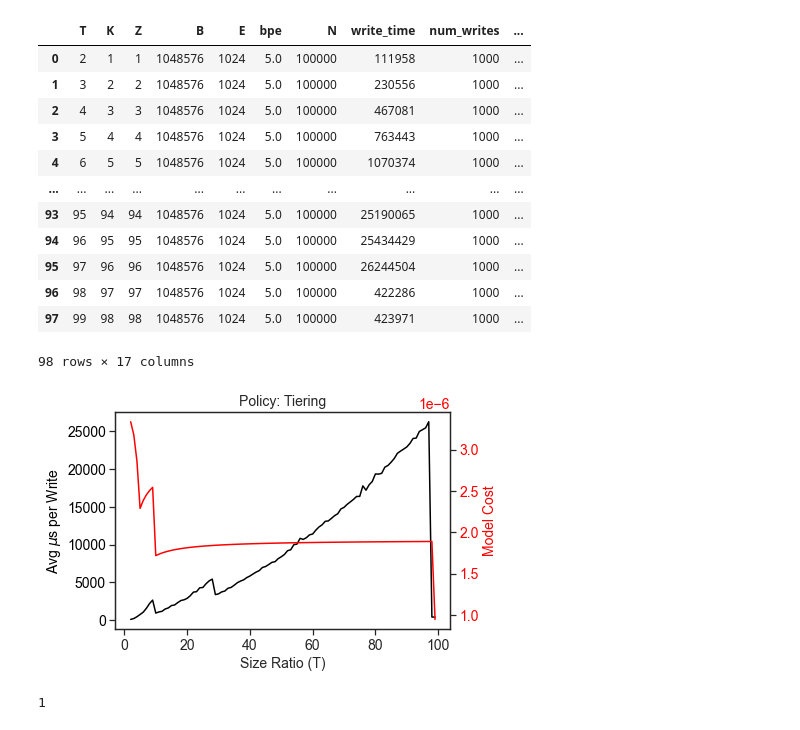
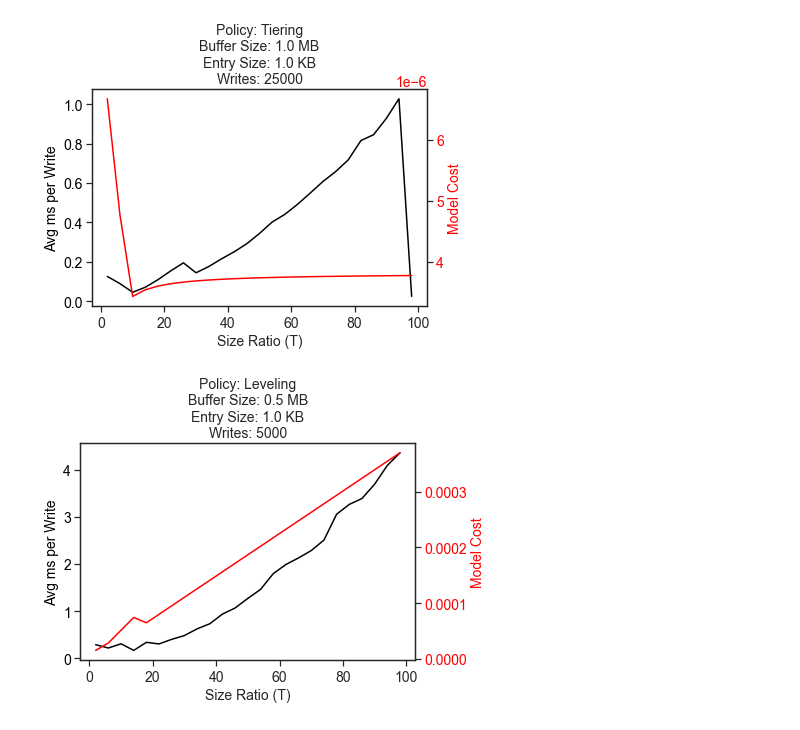
Before and after one commit to Ephoris/rocksdb-robust, a Jupyter notebook: script/visualization/cost_func_graph.ipynb, the cells around one changed output. Cells and saved outputs as stored; diff of their text form; code cells hidden in the pictures.

Commit message:
Adds cost function visualization notebook

```diff
--- a/script/visualization/cost_func_graph.ipynb
+++ b/script/visualization/cost_func_graph.ipynb
@@ -24,14 +26,14 @@ class DBMeta(object):
 
     def level(self):
 
-        return ceil(log((self.N * self.E / self.B) +1) / log(self.T))
+        return ceil(log((self.N * (self.E / self.B)) + 1, self.T))
 
     def write_cost(self):
-        cost = (self.T - 1) * (1 + self.phi) * self.level()
+        cost = (self.T - 1) * (1 + self.phi) * (self.level() / self.B)
         if (self.is_tiering):
-            cost = cost / (self.T * self.B)
+            cost = cost / self.T
         else:
-            cost = cost / (2 * self.B)
+            cost = cost / 2
 
         return cost
 
@@ -67,14 +69,14 @@ def plot_cost_ratio(df):
 
     color = 'black'
     ax1.set_xlabel('Size Ratio (T)')
-    ax1.set_ylabel('Avg $\mu$s per Write', color=color)
-    ax1.plot(df['T'], df['measured_write_cost'], color=color)
+    ax1.set_ylabel('Avg ms per Write', color=color)
+    ax1.plot(df['T'], df['measured_write_cost'] / (1000), color=color)
     ax1.tick_params(axis='y', labelcolor=color)
 
     color = 'red'
     ax2 = ax1.twinx()
     ax2.set_ylabel('Model Cost', color=color)
-    ax2.plot(df['T'], df['dost_write_cost'], color=color)
+    ax2.plot(df['T'], df['model_write_cost'], color=color)
     ax2.tick_params(axis='y', labelcolor=color)
 
     B, E, num_writes = df.iloc[-1][['B', 'E', 'num_writes']]
@@ -88,3 +90,12 @@ def plot_cost_ratio(df):
     ax1.set_title('\n'.join(title))
 
     return fig
+
+def read_data(file_path):
+    df = pd.read_csv(file_path)
+    df['model_write_cost'] = df.apply(lambda row: DBMeta(row['T'], row['K'], row['Z'], row['B'], row['E'], row['bpe'], row['N']).write_cost(), axis=1)
+    df['dost_write_cost'] = df.apply(lambda row: DBMeta(row['T'], row['K'], row['Z'], row['B'], row['E'], row['bpe'], row['N']).dost_write_cost(), axis=1)
+    df['estimated_levels'] = df.apply(lambda row: DBMeta(row['T'], row['K'], row['Z'], row['B'], row['E'], row['bpe'], row['N']).level(), axis=1)
+    df['measured_write_cost'] = df['write_time'] / df['num_writes']
+
+    return df
@@ -117,30 +102,11 @@ fig = plot_cost_ratio(df)
-# %%
-df = pd.read_csv('../../data/size_ratio_tiering_cost.csv')
-df['model_write_cost'] = df.apply(lambda row: DBMeta(row['T'], row['K'], row['Z'], row['B'], row['E'], row['bpe'], row['N']).write_cost(), axis=1)
-df['dost_write_cost'] = df.apply(lambda row: DBMeta(row['T'], row['K'], row['Z'], row['B'], row['E'], row['bpe'], row['N']).dost_write_cost(), axis=1)
-df['level'] = df.apply(lambda row: DBMeta(row['T'], row['K'], row['Z'], row['B'], row['E'], row['bpe'], row['N']).level(), axis=1)
-df['measured_write_cost'] = df['write_time'] / df['num_writes']
-df
-# %% [output]
-|  | T | K | Z | B | E | bpe | N | write_time | num_writes | ... |
-| 0 | 2 | 1 | 1 | 1048576 | 1024 | 5.0 | 100000 | 111958 | 1000 | ... |
-| 1 | 3 | 2 | 2 | 1048576 | 1024 | 5.0 | 100000 | 230556 | 1000 | ... |
-| 2 | 4 | 3 | 3 | 1048576 | 1024 | 5.0 | 100000 | 467081 | 1000 | ... |
-| 3 | 5 | 4 | 4 | 1048576 | 1024 | 5.0 | 100000 | 763443 | 1000 | ... |
-| 4 | 6 | 5 | 5 | 1048576 | 1024 | 5.0 | 100000 | 1070374 | 1000 | ... |
-| ... | ... | ... | ... | ... | ... | ... | ... | ... | ... | ... |
-| 93 | 95 | 94 | 94 | 1048576 | 1024 | 5.0 | 100000 | 25190065 | 1000 | ... |
-| 94 | 96 | 95 | 95 | 1048576 | 1024 | 5.0 | 100000 | 25434429 | 1000 | ... |
-| 95 | 97 | 96 | 96 | 1048576 | 1024 | 5.0 | 100000 | 26244504 | 1000 | ... |
-| 96 | 98 | 97 | 97 | 1048576 | 1024 | 5.0 | 100000 | 422286 | 1000 | ... |
-| 97 | 99 | 98 | 98 | 1048576 | 1024 | 5.0 | 100000 | 423971 | 1000 | ... |
-98 rows × 17 columns
-# %%
-set_style()
-fig = plot_cost_ratio(df)
-# %% [output]
-[figure, removed]
-# %%
-1048576 >> 20
-# %% [output]
-1
+# %%
+df1 = read_data('../../data/05.csv')
+set_style()
+fig = plot_cost_ratio(df1)
+
+df2 = read_data('../../data/04.csv')
+set_style()
+fig = plot_cost_ratio(df2)
+# %% [output]
+[figure, added]
+[figure, added]
```
Also changed, not shown: parts of 4 cells of this notebook, 2 other files.
